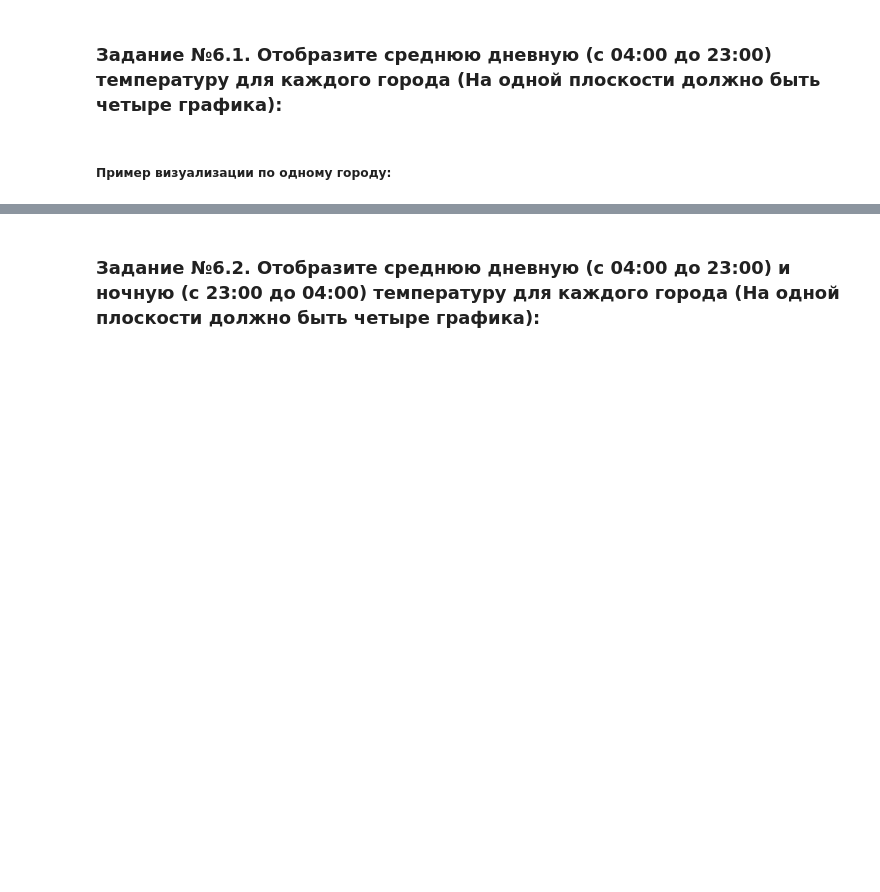
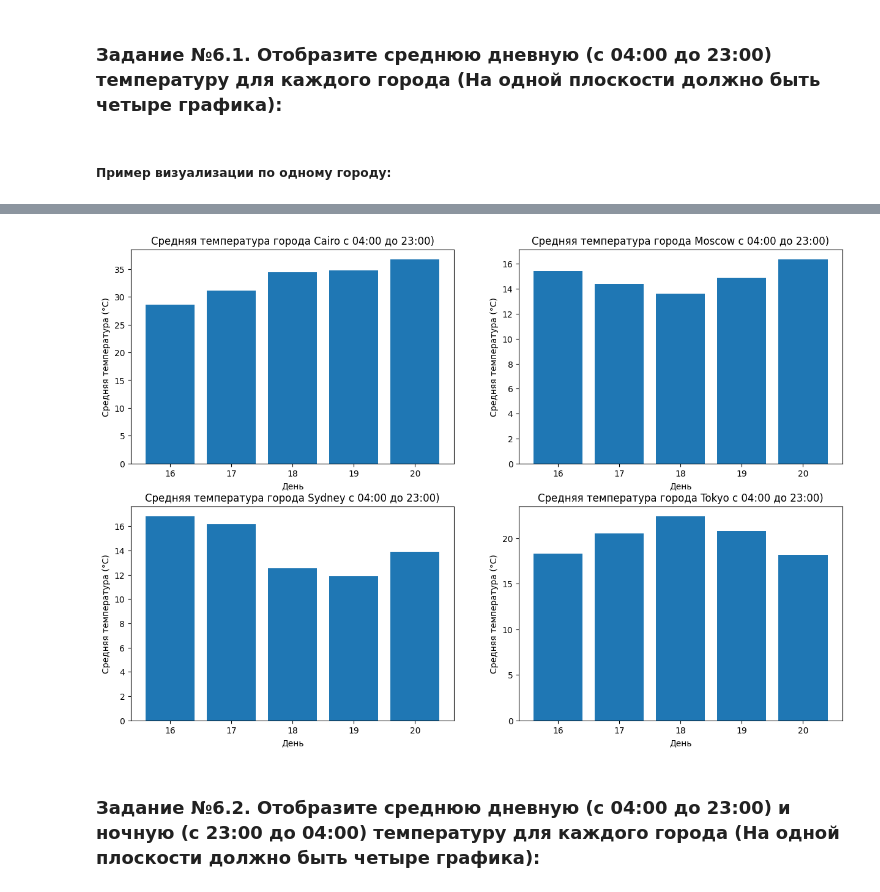
Before and after one commit to vadim13213/practice, a Jupyter notebook: 10. Визуализация, анализ и прогнозирование временных рядов/Практическая_работа_№10_Анализ_и_прогнозирование_временных_рядов.ipynb, the cells around one changed output, grey strips where cells are left out. Saved outputs shown, nothing was run; the diff lists cells and outputs as text; code cells hidden in the pictures; blank space fills up the shorter version.

```diff
--- a/10. Визуализация, анализ и прогнозирование временных рядов/Практическая_работа_№10_Анализ_и_прогнозирование_временных_рядов.ipynb
+++ b/10. Визуализация, анализ и прогнозирование временных рядов/Практическая_работа_№10_Анализ_и_прогнозирование_временных_рядов.ipynb
@@ -286,5 +315,23 @@ ValueError: could not convert string to float: 'CN'
 ##### Пример визуализации по одному городу:
 # %% [markdown]
 ![image.png](embedded-picture-1)
+# %%
+import matplotlib.pyplot as plt
+
+weather_data_filtered = weather_data[(weather_data['datetime'].dt.hour >= 4) & (weather_data['datetime'].dt.hour < 23)]
+weather_data_grouped = weather_data_filtered.groupby([pd.Grouper(key='datetime', freq='D'), 'city'])['temp'].mean().reset_index()
+fig, axs = plt.subplots(2, 2, figsize=(15, 10))
+
+for i, city in enumerate(weather_data_grouped['city'].unique()):
+    city_data = weather_data_grouped[weather_data_grouped['city'] == city]
+    ax = axs[i // 2, i % 2]
+    ax.bar(city_data['datetime'].dt.day, city_data['temp'])
+    ax.set_xlabel('День')
+    ax.set_ylabel('Средняя температура (°C)')
+    ax.set_title(f'Средняя температура города {city} с 04:00 до 23:00)')
+
+plt.show()
+# %% [output]
+[figure, added]
 # %% [markdown]
 ### Задание №6.2. Отобразите среднюю дневную (с 04:00 до 23:00) и ночную (с 23:00 до 04:00) температуру для каждого города (На одной плоскости должно быть четыре графика):
```
Also changed, not shown: parts of 20 cells of this notebook.
